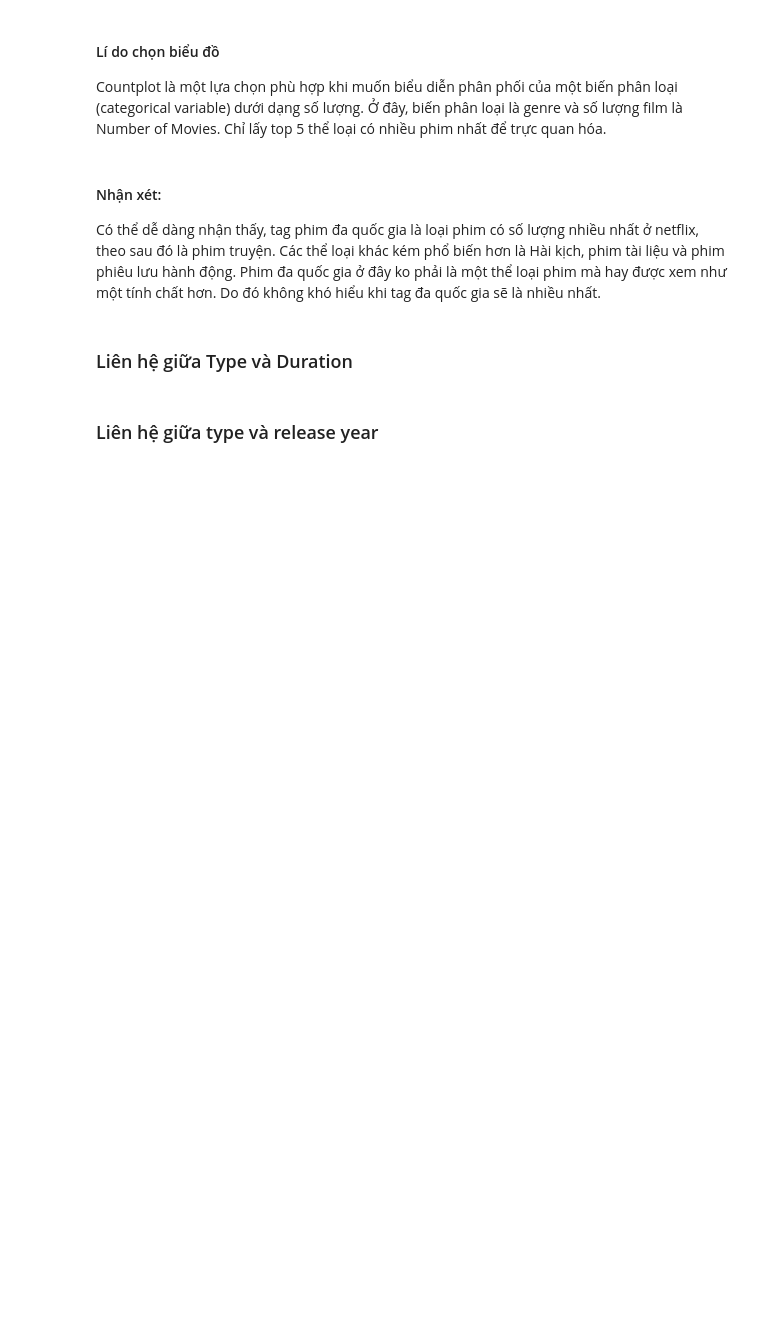
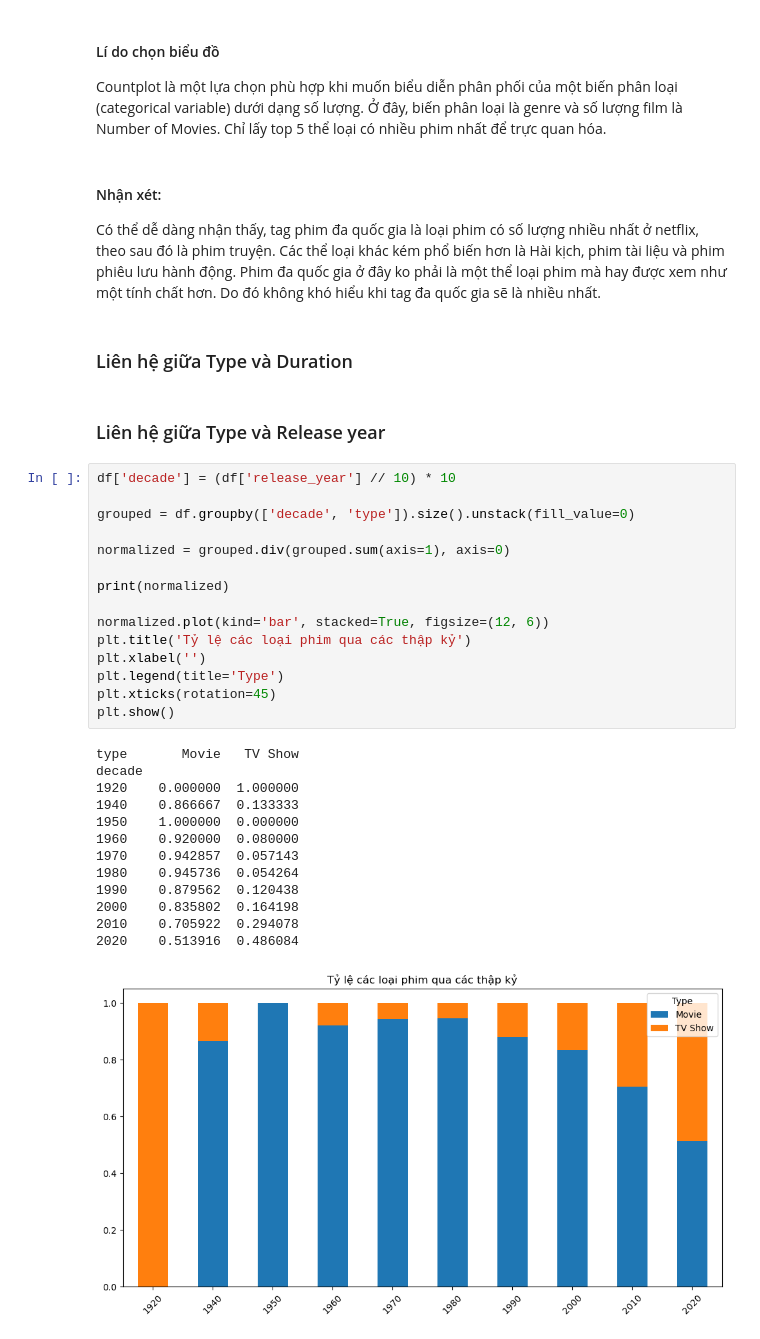
Before and after one commit to nhttrn84/Data_Visualization, a Jupyter notebook: relationship.ipynb, the cells around one changed output. Saved outputs shown, nothing was run; the diff lists cells and outputs as text; blank space fills up the shorter version.

```diff
--- a/relationship.ipynb
+++ b/relationship.ipynb
@@ -442,4 +442,33 @@ Có thể dễ dàng nhận thấy, tag phim đa quốc gia là loại phim có
 # %% [markdown]
 ### Liên hệ giữa Type và Duration
 # %% [markdown]
-### Liên hệ giữa type và release year
+### Liên hệ giữa Type và Release year
+# %%
+df['decade'] = (df['release_year'] // 10) * 10
+
+grouped = df.groupby(['decade', 'type']).size().unstack(fill_value=0)
+
+normalized = grouped.div(grouped.sum(axis=1), axis=0)
+
+print(normalized)
+
+normalized.plot(kind='bar', stacked=True, figsize=(12, 6))
+plt.title('Tỷ lệ các loại phim qua các thập kỷ')
+plt.xlabel('')
+plt.legend(title='Type')
+plt.xticks(rotation=45)
+plt.show()
+# %% [output]
+type       Movie   TV Show
+decade
+1920    0.000000  1.000000
+1940    0.866667  0.133333
+1950    1.000000  0.000000
+1960    0.920000  0.080000
+1970    0.942857  0.057143
+1980    0.945736  0.054264
+1990    0.879562  0.120438
+2000    0.835802  0.164198
+2010    0.705922  0.294078
+2020    0.513916  0.486084
+[figure, added]
```
Also changed, not shown: parts of 10 cells of this notebook.
